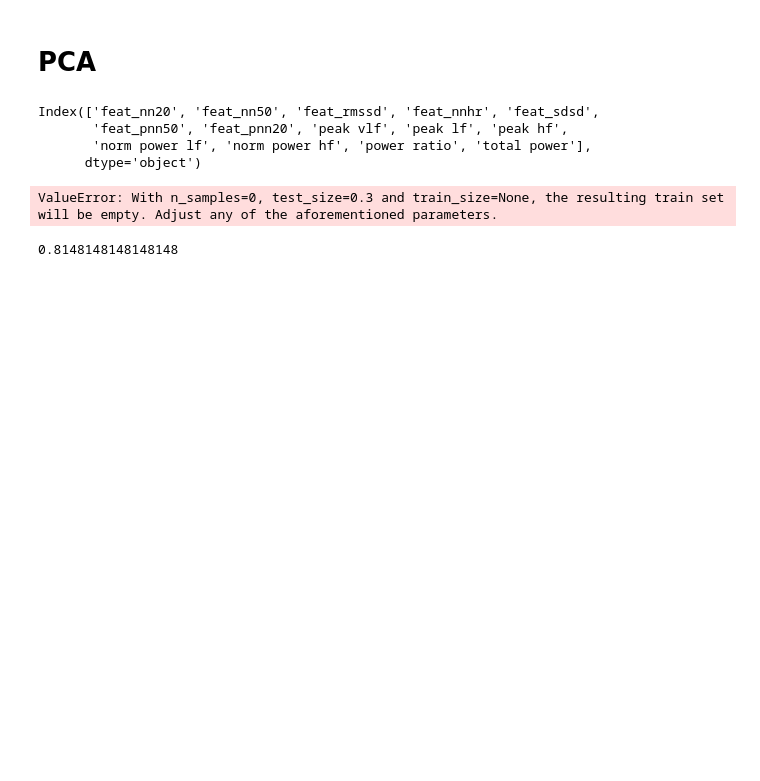
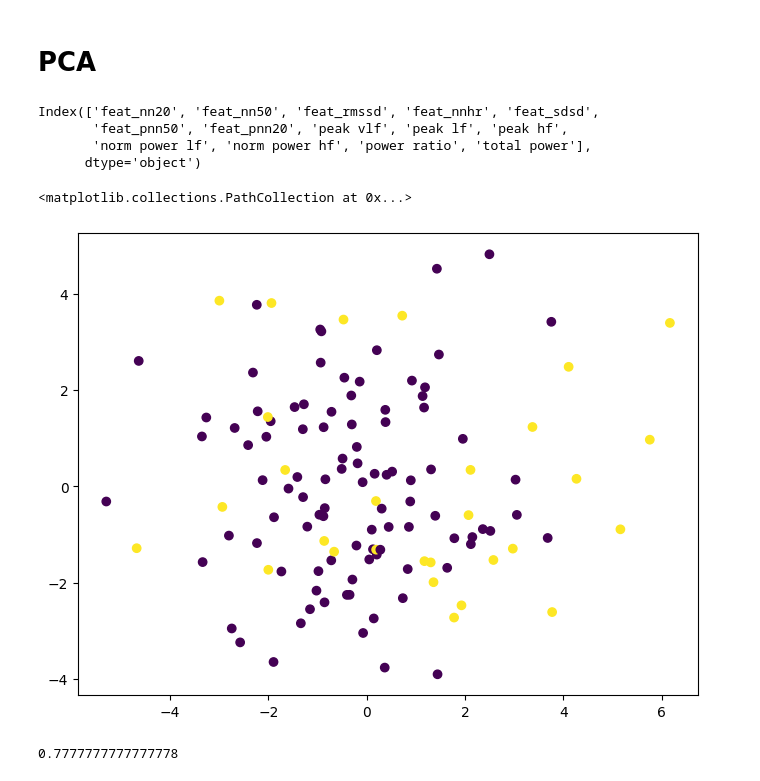
Before and after one commit to aacudad/EPO4-C2, a Jupyter notebook: feature_extraction.ipynb, the cells around one changed output. Cells and saved outputs as stored; diff of their text form; code cells hidden in the pictures; blank space fills up the shorter version.

```diff
--- a/feature_extraction.ipynb
+++ b/feature_extraction.ipynb
@@ -130,8 +137,7 @@ for label in range(1,5):
             ecg = df[subject]
             filtered_ecg = filter_signal(ecg, fs)
             r_peaks_pan = detect_rpeaks(fs, filtered_ecg)
-            features = get_features(r_peaks_pan, fs)
-            df_features.loc[subject+str(label)] = features
+            df_features = get_features(r_peaks_pan, fs, df_features, subject+str(label))
 
 write_to_csv(df_features, "out_features.csv")
 # %%
@@ -153,23 +159,26 @@ Index(['feat_nn20', 'feat_nn50', 'feat_rmssd', 'feat_nnhr', 'feat_sdsd',
        'feat_pnn50', 'feat_pnn20', 'peak vlf', 'peak lf', 'peak hf',
        'norm power lf', 'norm power hf', 'power ratio', 'total power'],
       dtype='object')
+# %%
+X_train, X_test, y_train, y_test = train_test_split(df_features, y, test_size=0.3)
+scaler = StandardScaler().fit(X_train)
+X_train = scaler.transform(X_train)
+X_test = scaler.transform(X_test)
 # %%
-# X_train, X_test, y_train, y_test = train_test_split(df_features, y, test_size=0.3)
-# scaler = StandardScaler().fit(X_train)
-# X_train = scaler.transform(X_train)
-# X_test = scaler.transform(X_test)
-# pca = PCA(n_components=3)
-# pca = pca.fit(X_train)
+pca = PCA(n_components=4)
+pca = pca.fit(X_train)
 
-# X_train_pca=pca.transform(X_train)
-# X_test_pca=pca.transform(X_test)
-# plt.figure(figsize=(8,6))
-# plt.scatter(X_train_pca[:,0], X_train_pca[:,1], c=y_train)
+X_train_pca=pca.transform(X_train)
+X_test_pca=pca.transform(X_test)
+
+plt.figure(figsize=(8,6))
+plt.scatter(X_train_pca[:,0], X_train_pca[:,1], c=y_train)
 # %% [output]
-ValueError: With n_samples=0, test_size=0.3 and train_size=None, the resulting train set will be empty. Adjust any of the aforementioned parameters.
+<matplotlib.collections.PathCollection at 0x...>
+[figure, added]
 # %%
-# model = LogisticRegression()
-# model.fit(X_train_pca, y_train)
-# print(model.score(X_test_pca, y_test))
+model = LogisticRegression()
+model.fit(X_train_pca, y_train)
+print(model.score(X_test_pca, y_test))
 # %% [output]
-0.8148148148148148
+0.7777777777777778
```
Also changed, not shown: parts of 10 cells of this notebook, 2 other files.
